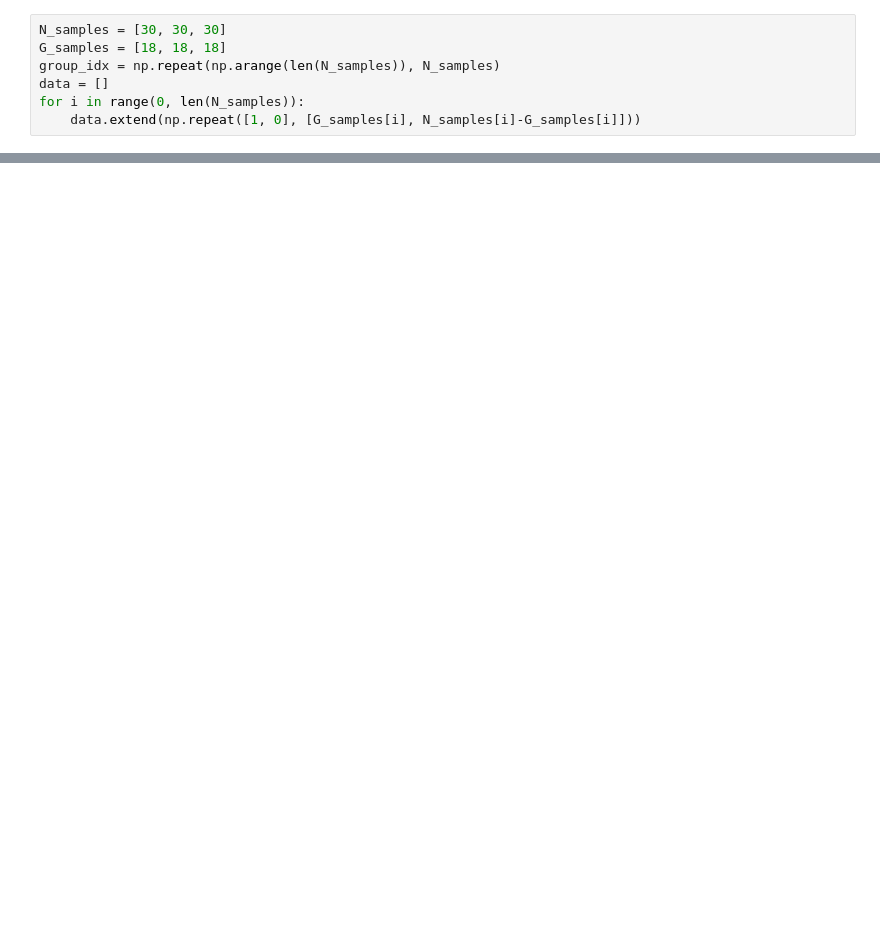
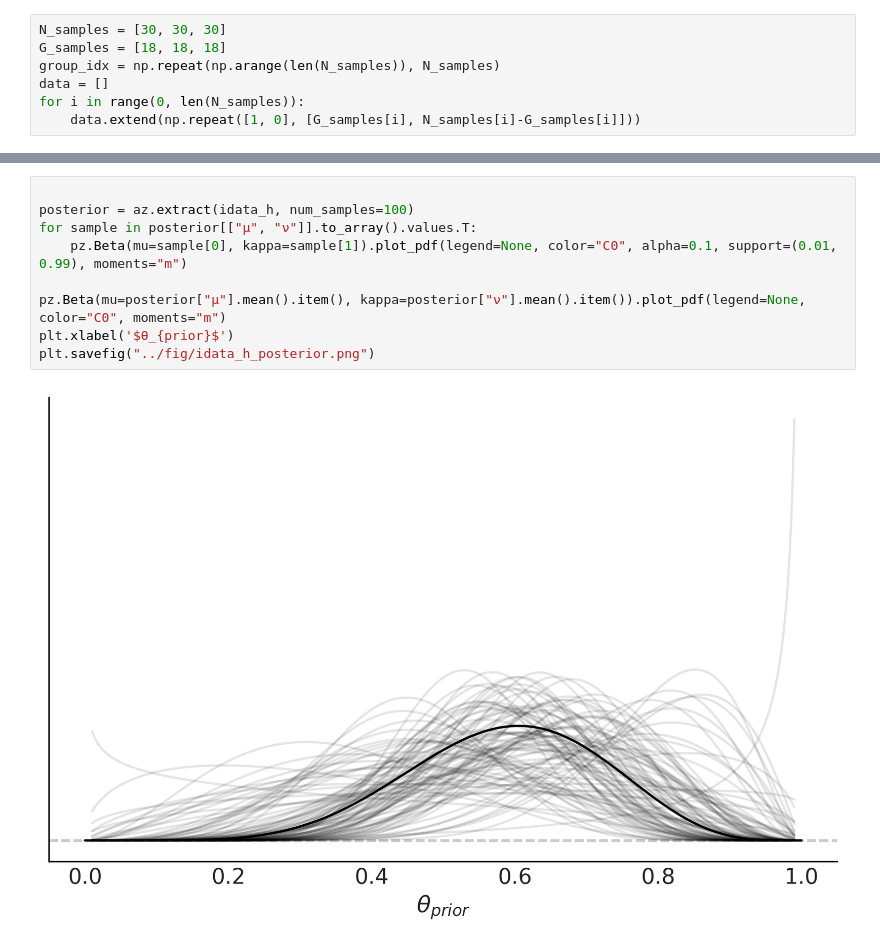
Before and after one commit to aloctavodia/BAP3, a Jupyter notebook: code/Chp_03.ipynb, the cells around one changed output, grey strips where cells are left out. Drawn from its saved outputs; the diff is of its cells as text; blank space fills up the shorter version.

Commit message:
new figures

```diff
--- a/code/Chp_03.ipynb
+++ b/code/Chp_03.ipynb
@@ -94,0 +102,11 @@ plt.savefig("../fig/idata_h_trace.png")
+# %%
+
+posterior = az.extract(idata_h, num_samples=100)
+for sample in posterior[["μ", "ν"]].to_array().values.T:
+    pz.Beta(mu=sample[0], kappa=sample[1]).plot_pdf(legend=None, color="C0", alpha=0.1, support=(0.01, 0.99), moments="m")
+
+pz.Beta(mu=posterior["μ"].mean().item(), kappa=posterior["ν"].mean().item()).plot_pdf(legend=None, color="C0", moments="m")
+plt.xlabel('$θ_{prior}$')
+plt.savefig("../fig/idata_h_posterior.png")
+# %% [output]
+[figure, added]
```
Also changed, not shown: parts of 4 cells of this notebook, 5 other files.
